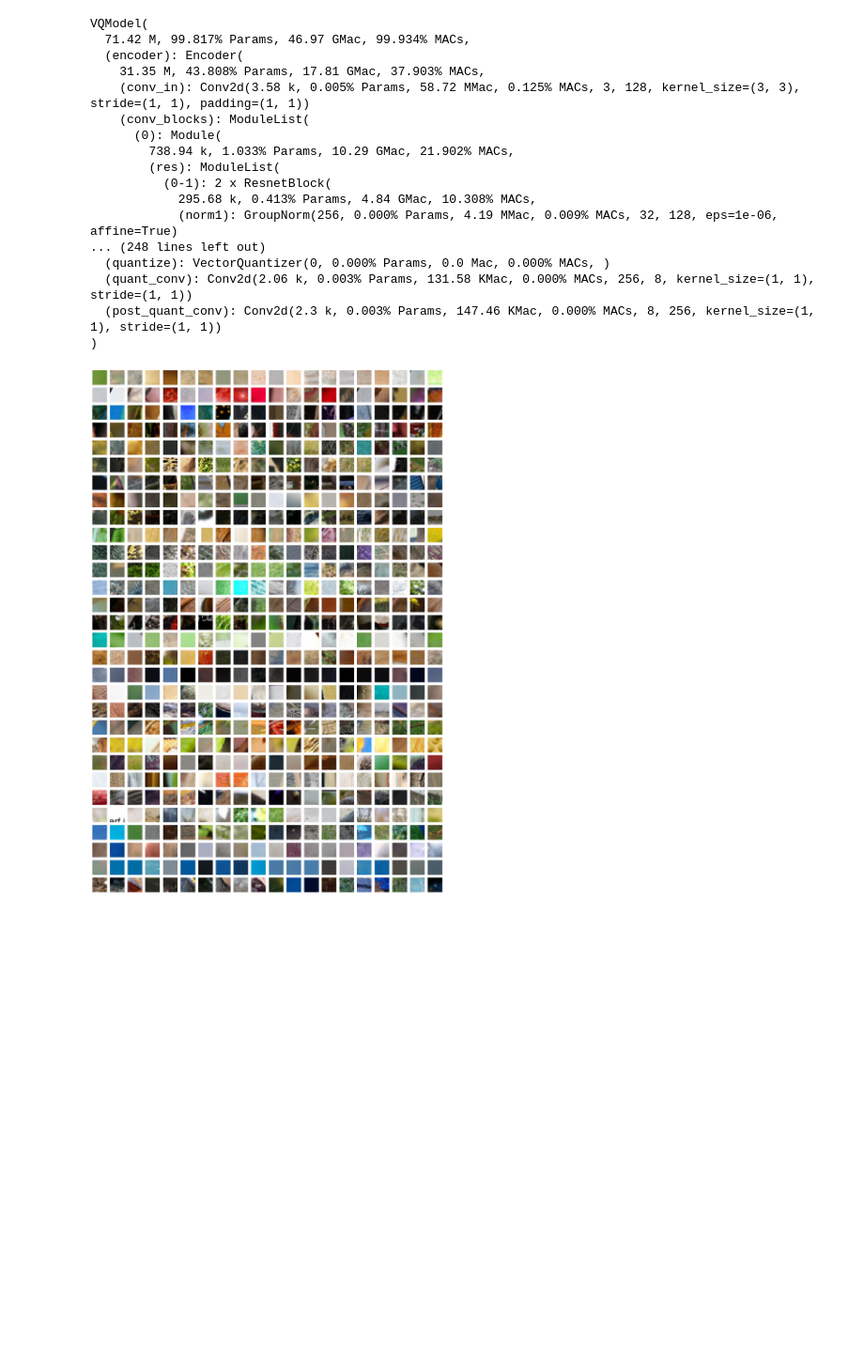
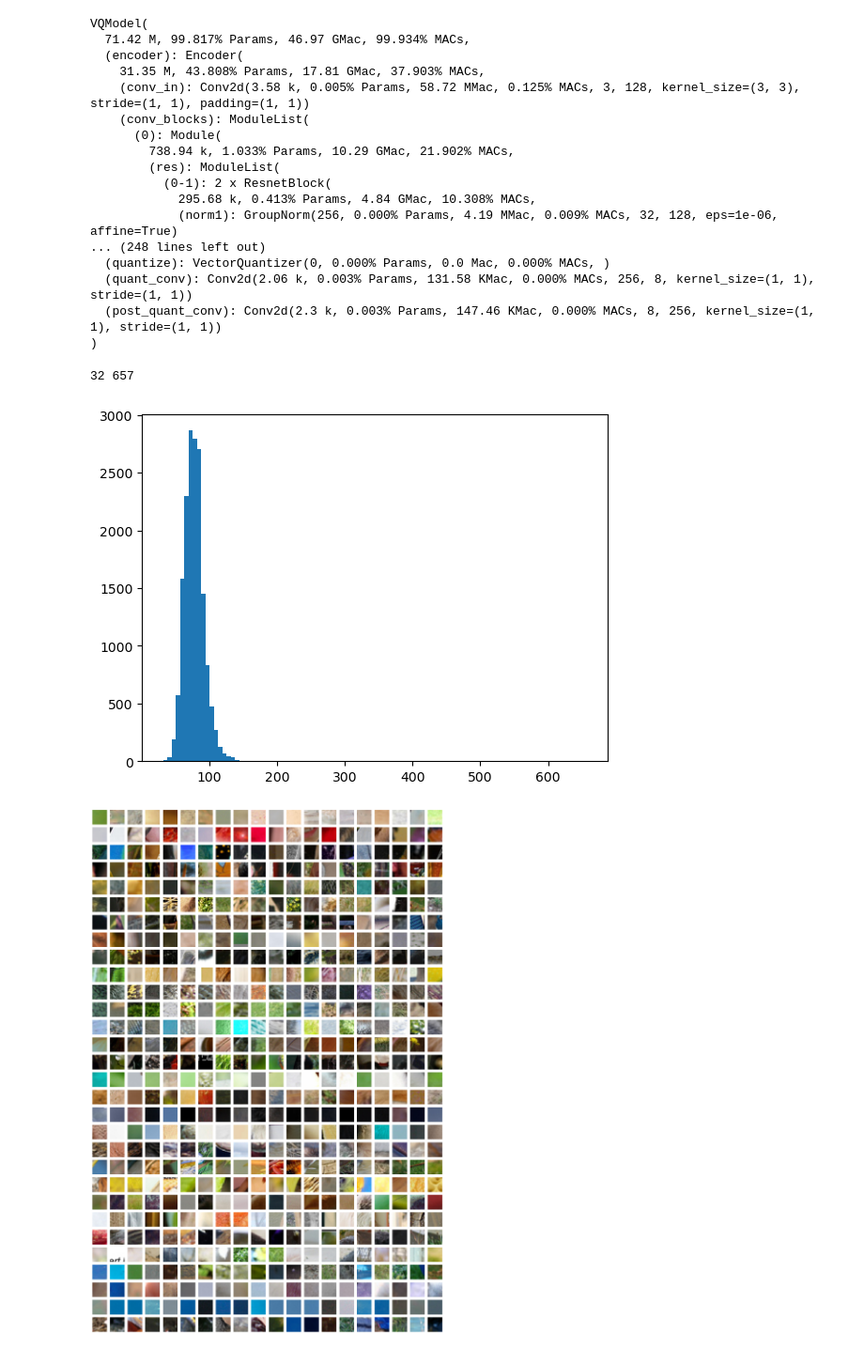
Before and after one commit to XuRuihan/LlamaGen, a Jupyter notebook: visualization.ipynb, the cells around one changed output. Shown at 94% size. Cells and saved outputs as stored; diff of their text form; code cells hidden in the pictures; blank space fills up the shorter version.

```diff
--- a/visualization.ipynb
+++ b/visualization.ipynb
@@ -90,6 +90,15 @@ for i in sample_images:
     for x in range(indices.shape[0]):
         for y in range(indices.shape[1]):
             patches_by_code[indices[x, y]].append(patches[x, y])
+# %%
+
+num_of_patches = [len(patches_by_code[i]) for i in range(16384)]
+print(min(num_of_patches), max(num_of_patches))
+plt.hist(num_of_patches, 100)
+plt.show()
+# %% [output]
+32 657
+[figure, added]
 # %%
 show_num_code = 30
 show_num_patch = 20
```
Also changed, not shown: 1 other file.
